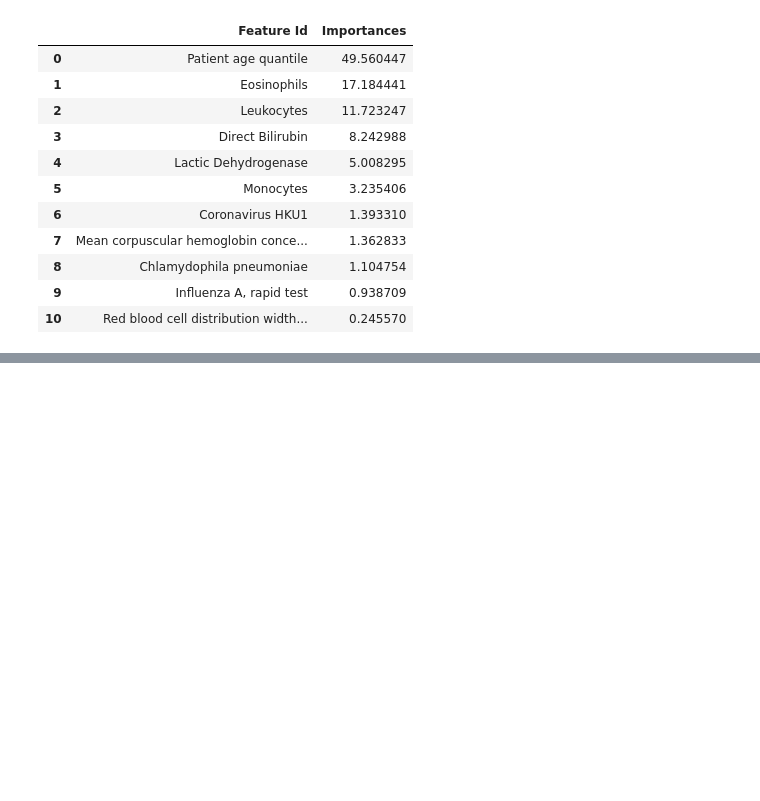
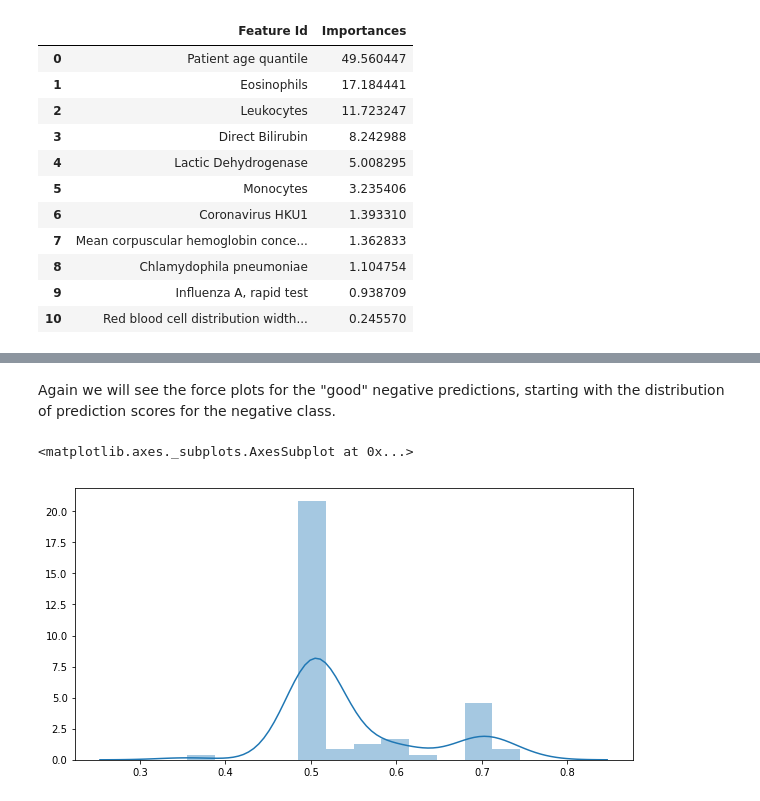
Before and after one commit to leandromaf/covid19-test-prediction, a Jupyter notebook: notebooks/COVID_Tests_results_prediction_with_Catboost.ipynb, the cells around one changed output, grey strips where cells are left out. Drawn from its saved outputs; the diff is of its cells as text; code cells hidden in the pictures; blank space fills up the shorter version.

```diff
--- a/notebooks/COVID_Tests_results_prediction_with_Catboost.ipynb
+++ b/notebooks/COVID_Tests_results_prediction_with_Catboost.ipynb
@@ -734,0 +713,8 @@ for i in range(important_features.shape[0]):
+# %% [markdown]
+Again we will see the force plots for the "good" negative predictions, starting with the distribution of prediction scores for the negative class.
+# %%
+plt.figure(figsize=(10,5))
+sns.distplot(best_model.predict_proba(false_datapoints)[:,0])
+# %% [output]
+<matplotlib.axes._subplots.AxesSubplot at 0x...>
+[figure, added]
```
Also changed, not shown: parts of 35 cells of this notebook, 1 other file.
